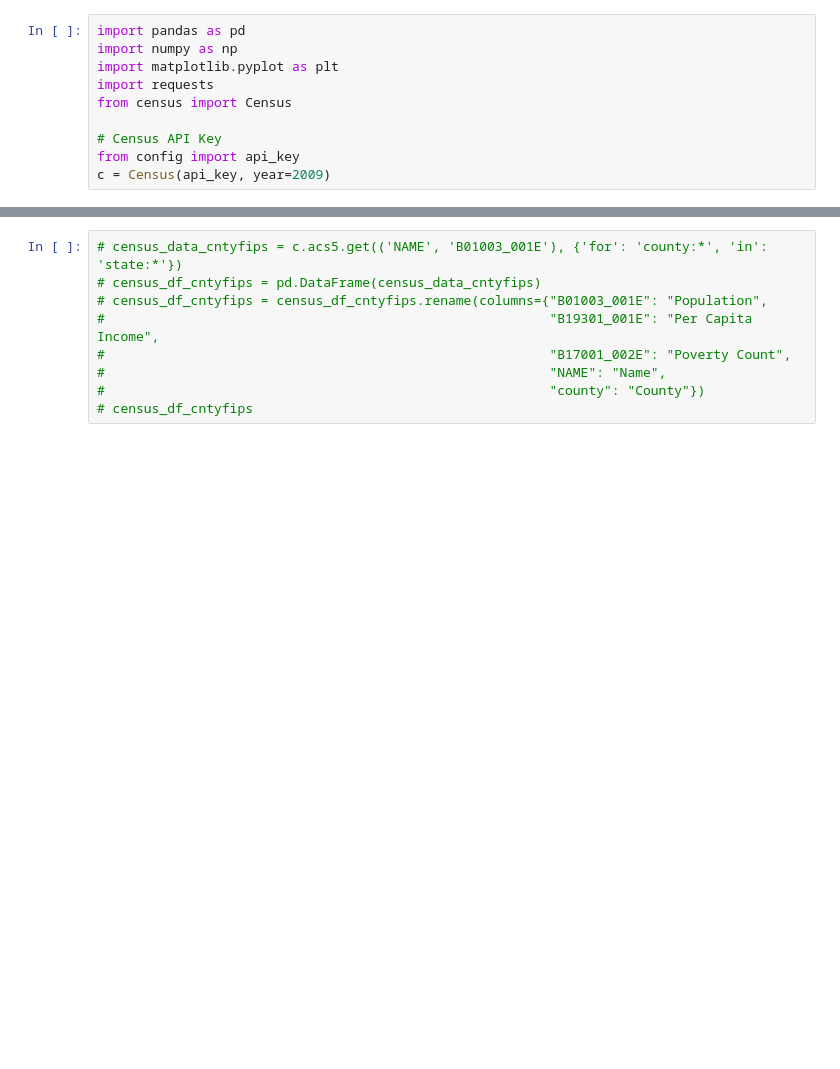
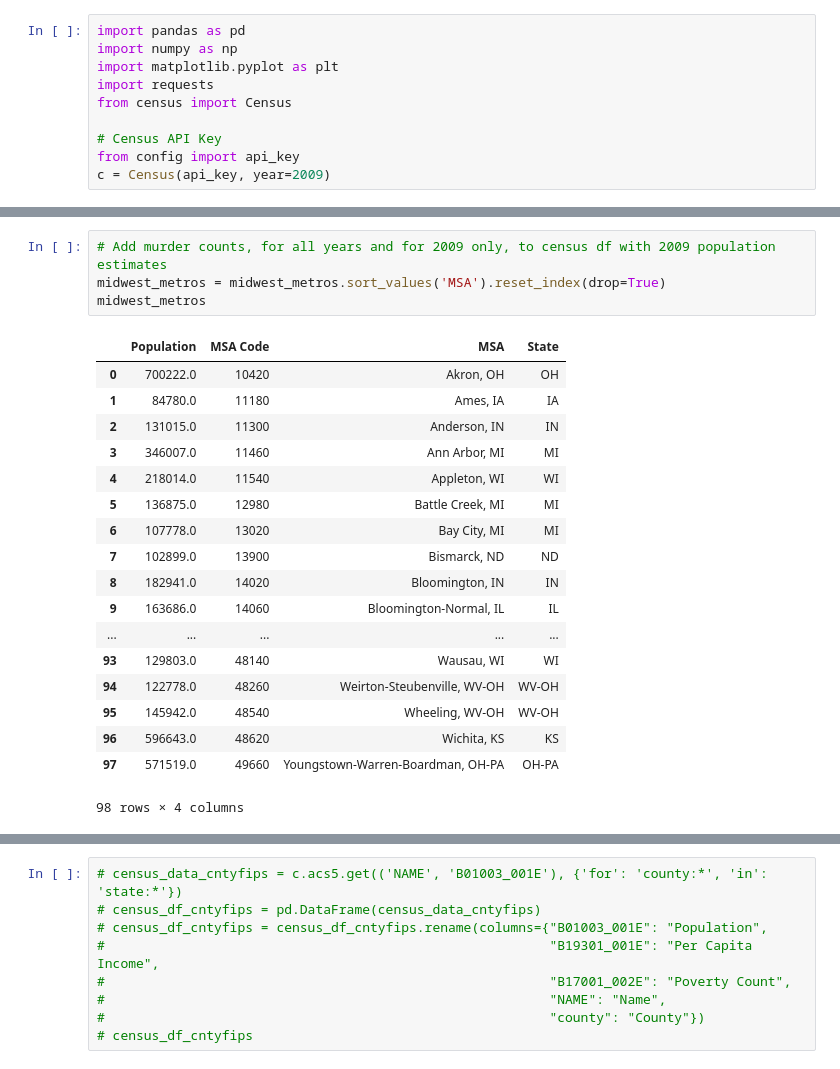
Before and after one commit to bendgame/Project-one, a Jupyter notebook: MurdersByMetro.ipynb, the cells around one changed output, grey strips where cells are left out. Cells and saved outputs as stored; diff of their text form; blank space fills up the shorter version.

```diff
--- a/MurdersByMetro.ipynb
+++ b/MurdersByMetro.ipynb
@@ -125,0 +157,23 @@ ValueError: Wrong number of items passed 32, placement implies 1
+# %%
+# Add murder counts, for all years and for 2009 only, to census df with 2009 population estimates
+midwest_metros = midwest_metros.sort_values('MSA').reset_index(drop=True)
+midwest_metros
+# %% [output]
+|  | Population | MSA Code | MSA | State |
+| 0 | 700222.0 | 10420 | Akron, OH | OH |
+| 1 | 84780.0 | 11180 | Ames, IA | IA |
+| 2 | 131015.0 | 11300 | Anderson, IN | IN |
+| 3 | 346007.0 | 11460 | Ann Arbor, MI | MI |
+| 4 | 218014.0 | 11540 | Appleton, WI | WI |
+| 5 | 136875.0 | 12980 | Battle Creek, MI | MI |
+| 6 | 107778.0 | 13020 | Bay City, MI | MI |
+| 7 | 102899.0 | 13900 | Bismarck, ND | ND |
+| 8 | 182941.0 | 14020 | Bloomington, IN | IN |
+| 9 | 163686.0 | 14060 | Bloomington-Normal, IL | IL |
+| ... | ... | ... | ... | ... |
+| 93 | 129803.0 | 48140 | Wausau, WI | WI |
+| 94 | 122778.0 | 48260 | Weirton-Steubenville, WV-OH | WV-OH |
+| 95 | 145942.0 | 48540 | Wheeling, WV-OH | WV-OH |
+| 96 | 596643.0 | 48620 | Wichita, KS | KS |
+| 97 | 571519.0 | 49660 | Youngstown-Warren-Boardman, OH-PA | OH-PA |
+98 rows × 4 columns
```
Also changed, not shown: parts of 10 cells of this notebook, 2 other files.
